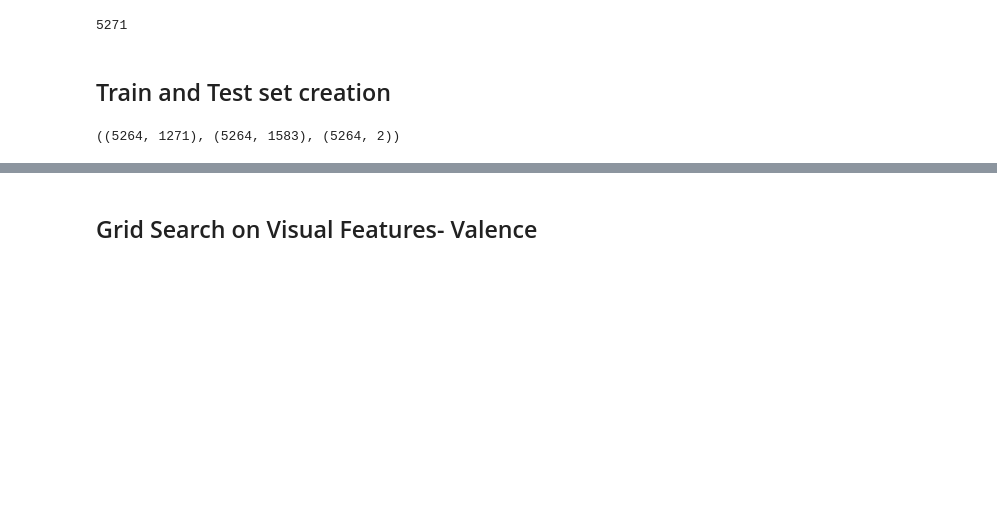
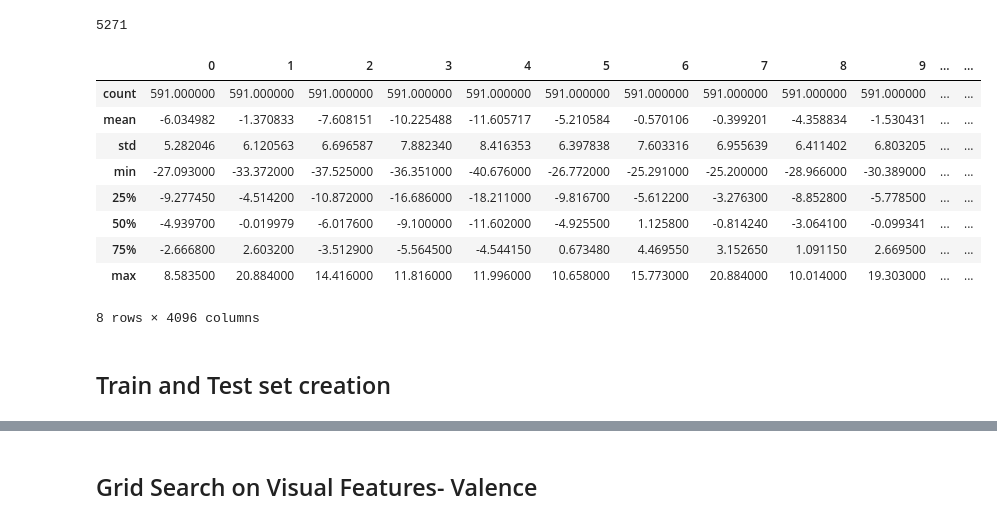
Before and after one commit to yasolix/cinevis, a Jupyter notebook: mediaeval/Valence-Arousal Prediction-ibm.ipynb, the cells around one changed output, grey strips where cells are left out. Drawn from its saved outputs; the diff is of its cells as text; code cells hidden in the pictures; blank space fills up the shorter version.

```diff
--- a/mediaeval/Valence-Arousal Prediction-ibm.ipynb
+++ b/mediaeval/Valence-Arousal Prediction-ibm.ipynb
@@ -246,6 +255,21 @@ df = getVisFeatureDf(movieNames[0],'cl')
 df = getAvgVisFeatureDf(movieNames[0],'cl')
 df = getAvgVisFeatListDf(movieNames[0],['cl','eh'])
 #df.hist()
+# %%
+df = getAvgVisFeatListDf(movieNames[0],['fc6'])
+df = getVisFeatureDf(movieNames[0],'fc6')
+df.describe()
+# %% [output]
+|  | 0 | 1 | 2 | 3 | 4 | 5 | 6 | 7 | 8 | 9 | ... | ... |
+| count | 591.000000 | 591.000000 | 591.000000 | 591.000000 | 591.000000 | 591.000000 | 591.000000 | 591.000000 | 591.000000 | 591.000000 | ... | ... |
+| mean | -6.034982 | -1.370833 | -7.608151 | -10.225488 | -11.605717 | -5.210584 | -0.570106 | -0.399201 | -4.358834 | -1.530431 | ... | ... |
+| std | 5.282046 | 6.120563 | 6.696587 | 7.882340 | 8.416353 | 6.397838 | 7.603316 | 6.955639 | 6.411402 | 6.803205 | ... | ... |
+| min | -27.093000 | -33.372000 | -37.525000 | -36.351000 | -40.676000 | -26.772000 | -25.291000 | -25.200000 | -28.966000 | -30.389000 | ... | ... |
+| 25% | -9.277450 | -4.514200 | -10.872000 | -16.686000 | -18.211000 | -9.816700 | -5.612200 | -3.276300 | -8.852800 | -5.778500 | ... | ... |
+| 50% | -4.939700 | -0.019979 | -6.017600 | -9.100000 | -11.602000 | -4.925500 | 1.125800 | -0.814240 | -3.064100 | -0.099341 | ... | ... |
+| 75% | -2.666800 | 2.603200 | -3.512900 | -5.564500 | -4.544150 | 0.673480 | 4.469550 | 3.152650 | 1.091150 | 2.669500 | ... | ... |
+| max | 8.583500 | 20.884000 | 14.416000 | 11.816000 | 11.996000 | 10.658000 | 15.773000 | 20.884000 | 10.014000 | 19.303000 | ... | ... |
+8 rows × 4096 columns
 # %% [markdown]
 ## Train and Test set creation
 # %%
@@ -313,8 +342,3 @@ def getMovListAudioVisFeatListwAnnotationsDf(movieNames,featlist):
         y  = y.append(ty)
 
     return Xv,Xa,y
-# %%
-tXv,tXa,ty = getFeatureswAnnotationsDf(movieNames,visual_feat_wofc16)
-tXv.shape,tXa.shape,ty.shape
-# %% [output]
-((5264, 1271), (5264, 1583), (5264, 2))
```
Also changed, not shown: parts of 42 cells of this notebook, 4 other files.
